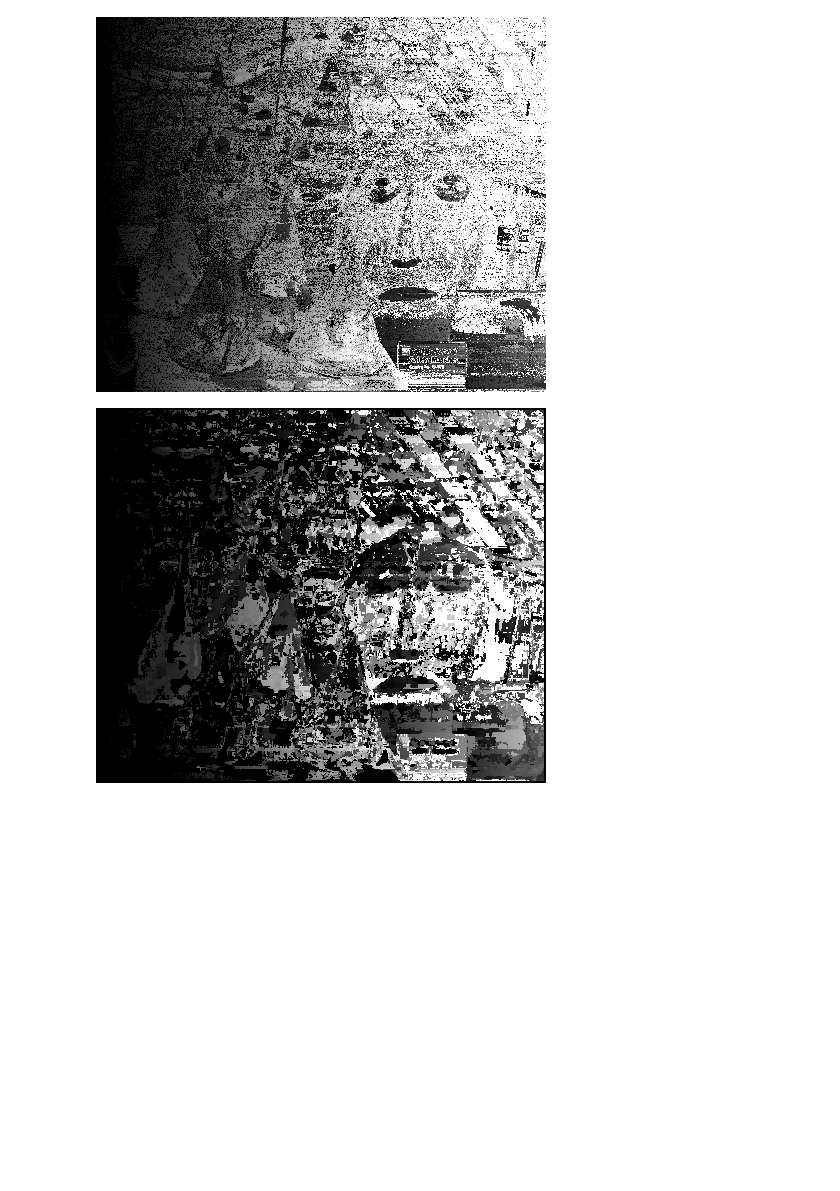
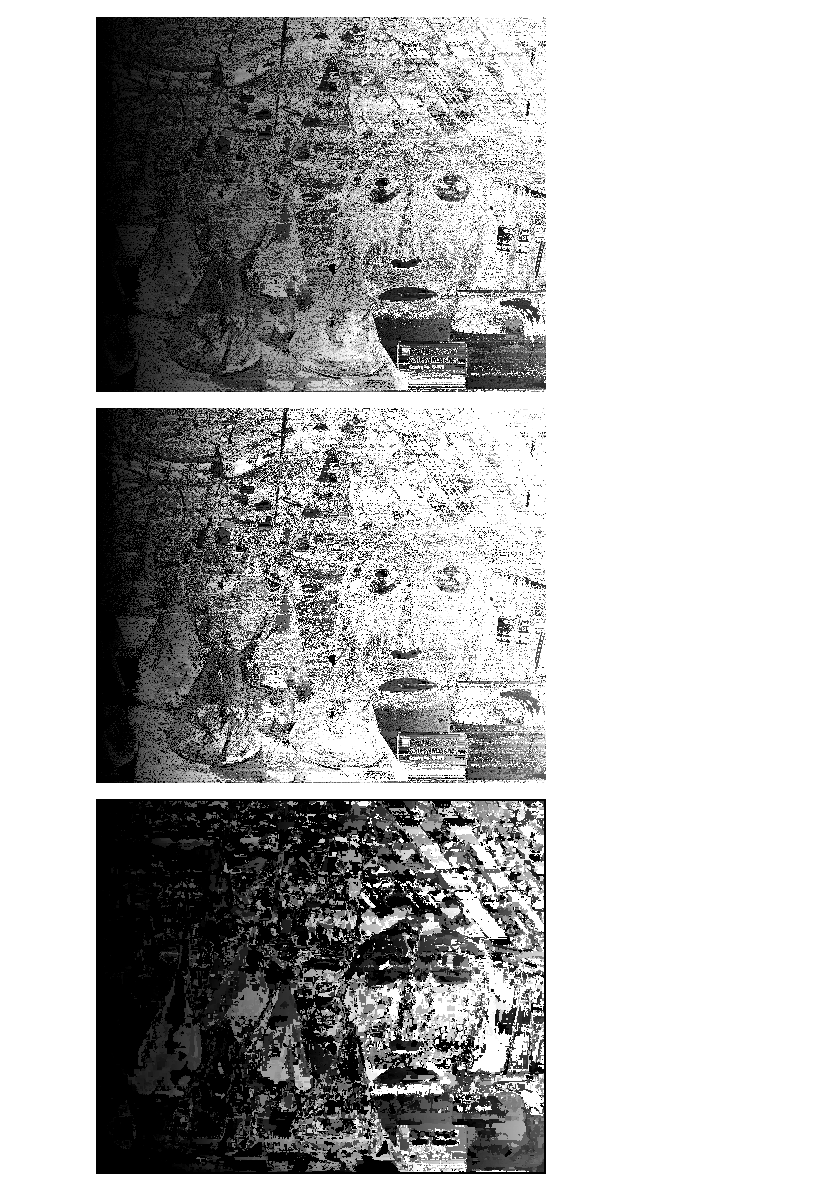
Before and after one commit to shehabKhamis/stereoVision, a Jupyter notebook: blockMatching.ipynb, the cells around one changed output. Drawn from its saved outputs; the diff is of its cells as text; code cells hidden in the pictures; blank space fills up the shorter version.

```diff
--- a/blockMatching.ipynb
+++ b/blockMatching.ipynb
@@ -94,6 +94,11 @@ output  = block_matching(img1,img2,1,"SAD")
 cv2_imshow(output)
 # %% [output]
 [figure]
+# %%
+#multiply by a scalar for better visualization
+cv2_imshow(output*2)
+# %% [output]
+[figure, added]
 # %%
 output5  = block_matching(img1,img2,5,"SAD")
 
```
Also changed, not shown: parts of 2 cells of this notebook.
